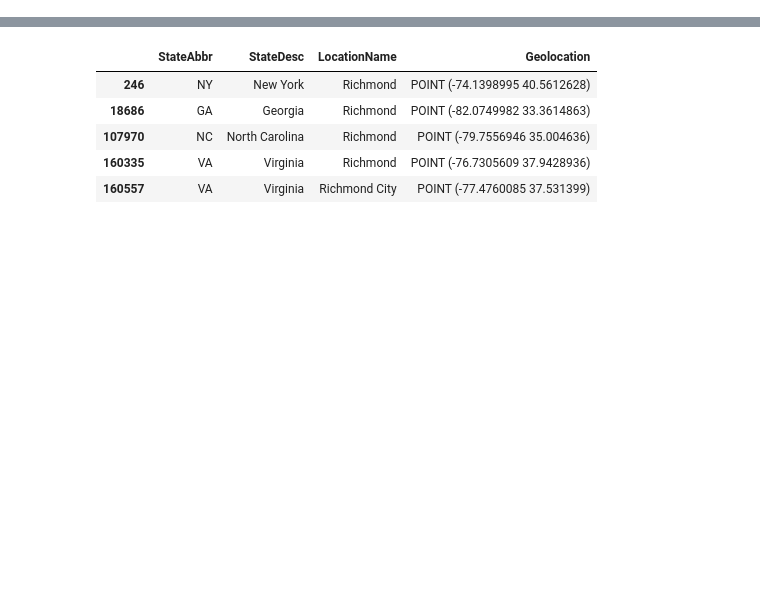
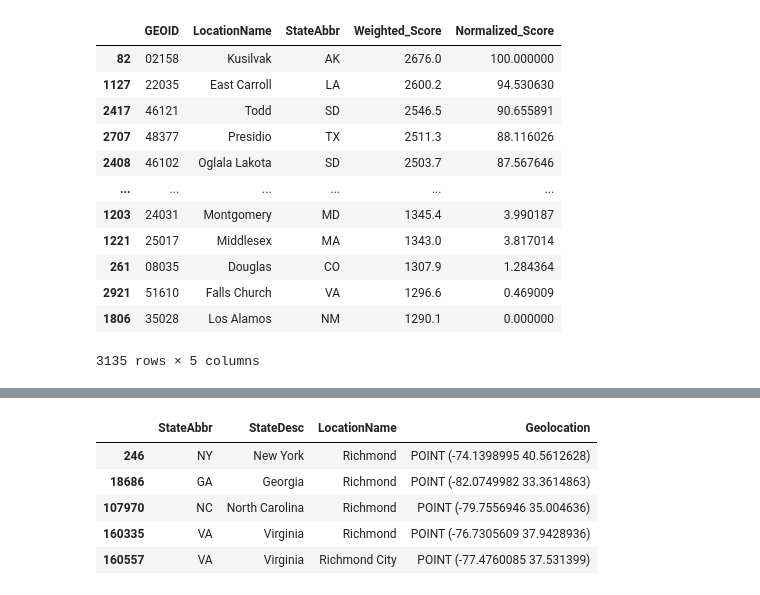
Before and after one commit to SloughJE/UnHealth_Dashboard, a Jupyter notebook: notebooks/1.0-JES-merging_data.ipynb, the cells around one changed output, grey strips where cells are left out. Cells and saved outputs as stored; diff of their text form; code cells hidden in the pictures; blank space fills up the shorter version.

```diff
--- a/notebooks/1.0-JES-merging_data.ipynb
+++ b/notebooks/1.0-JES-merging_data.ipynb
@@ -18,0 +71,3 @@ df_test.head()
+# %%
+df = pd.read_pickle("../data/interim/CDC_PLACES_GEOID.pickle")
+df.head()
@@ -18,0 +134,14 @@ df_test.head()
+# %%
+def normalize_within_group(df, column_name):
+    min_val = df[column_name].min()
+    max_val = df[column_name].max()
+    df[column_name + '_Normalized'] = ((df[column_name] - min_val) / (max_val - min_val)) * 100
+    return df
+
+df = df.groupby(['Year', 'Measure']).apply(lambda x: normalize_within_group(x, 'Data_Value'))
+df['Weighted_Score'] = df.apply(lambda row: row['Data_Value_Normalized'] * impact_scores.get(row['Measure'], 0), axis=1)
+df = df.reset_index()
+# Perform the groupby operation
+county_year_scores = df.groupby(['Year', 'GEOID', 'County', 'State'])['Weighted_Score'].sum().reset_index()
+# Sort the results
+county_year_scores = county_year_scores.sort_values(by=['Year', 'Weighted_Score'], ascending=[True, False])
@@ -18,0 +153,32 @@ df_test.head()
+# %%
+df['Weighted_Score'] = df.apply(lambda row: row['Data_Value'] * impact_scores.get(row['Measure'], 0), axis=1)
+county_scores = df.groupby('GEOID')['Weighted_Score'].sum().reset_index()
+# Group by GEOID, County, and State, then sum the weighted scores
+year = 2020
+df_2020 = df[df.Year==year]
+
+county_scores = df_2020.groupby(['GEOID', 'LocationName', 'StateAbbr'])['Weighted_Score'].sum().reset_index()
+# Find the minimum and maximum values of the Weighted_Score
+min_score = county_scores['Weighted_Score'].min()
+max_score = county_scores['Weighted_Score'].max()
+
+# Apply min-max normalization to scale scores from 0 to 100
+county_scores['Normalized_Score'] = ((county_scores['Weighted_Score'] - min_score) / (max_score - min_score)) * 100
+
+# Sort the DataFrame based on the summed weighted scores
+county_scores = county_scores.sort_values(by='Normalized_Score', ascending=False)
+county_scores
+# %% [output]
+|  | GEOID | LocationName | StateAbbr | Weighted_Score | Normalized_Score |
+| 82 | 02158 | Kusilvak | AK | 2676.0 | 100.000000 |
+| 1127 | 22035 | East Carroll | LA | 2600.2 | 94.530630 |
+| 2417 | 46121 | Todd | SD | 2546.5 | 90.655891 |
+| 2707 | 48377 | Presidio | TX | 2511.3 | 88.116026 |
+| 2408 | 46102 | Oglala Lakota | SD | 2503.7 | 87.567646 |
+| ... | ... | ... | ... | ... | ... |
+| 1203 | 24031 | Montgomery | MD | 1345.4 | 3.990187 |
+| 1221 | 25017 | Middlesex | MA | 1343.0 | 3.817014 |
+| 261 | 08035 | Douglas | CO | 1307.9 | 1.284364 |
+| 2921 | 51610 | Falls Church | VA | 1296.6 | 0.469009 |
+| 1806 | 35028 | Los Alamos | NM | 1290.1 | 0.000000 |
+3135 rows × 5 columns
```
Also changed, not shown: parts of 17 cells of this notebook, 2 other files.
